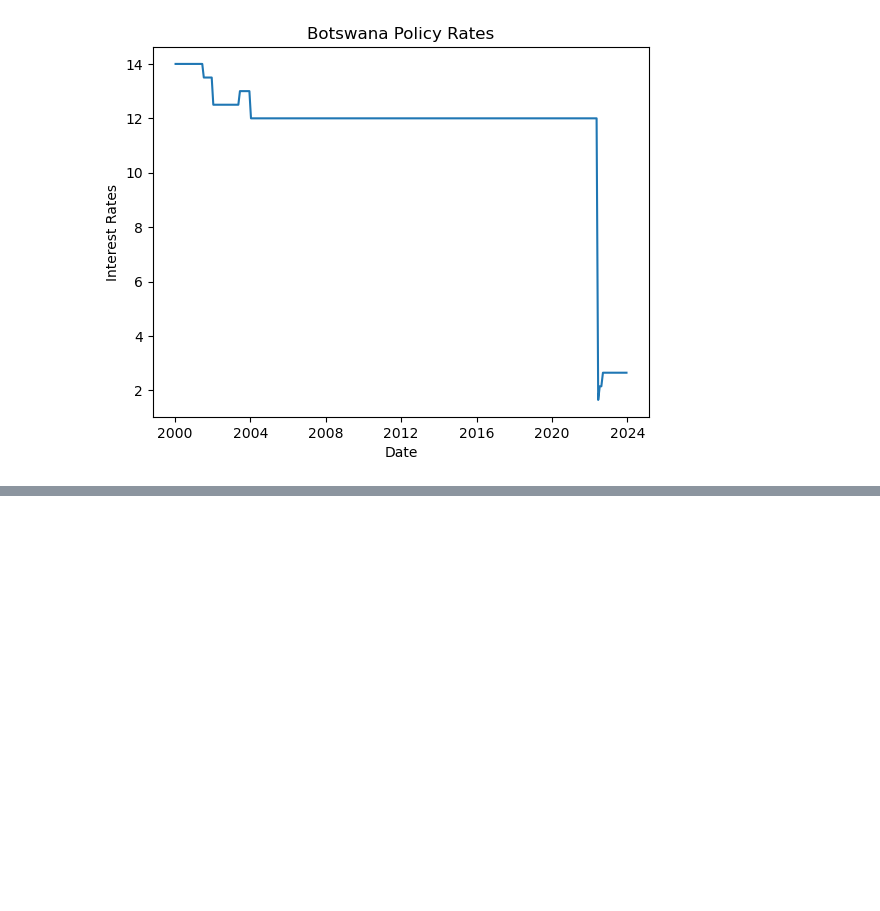
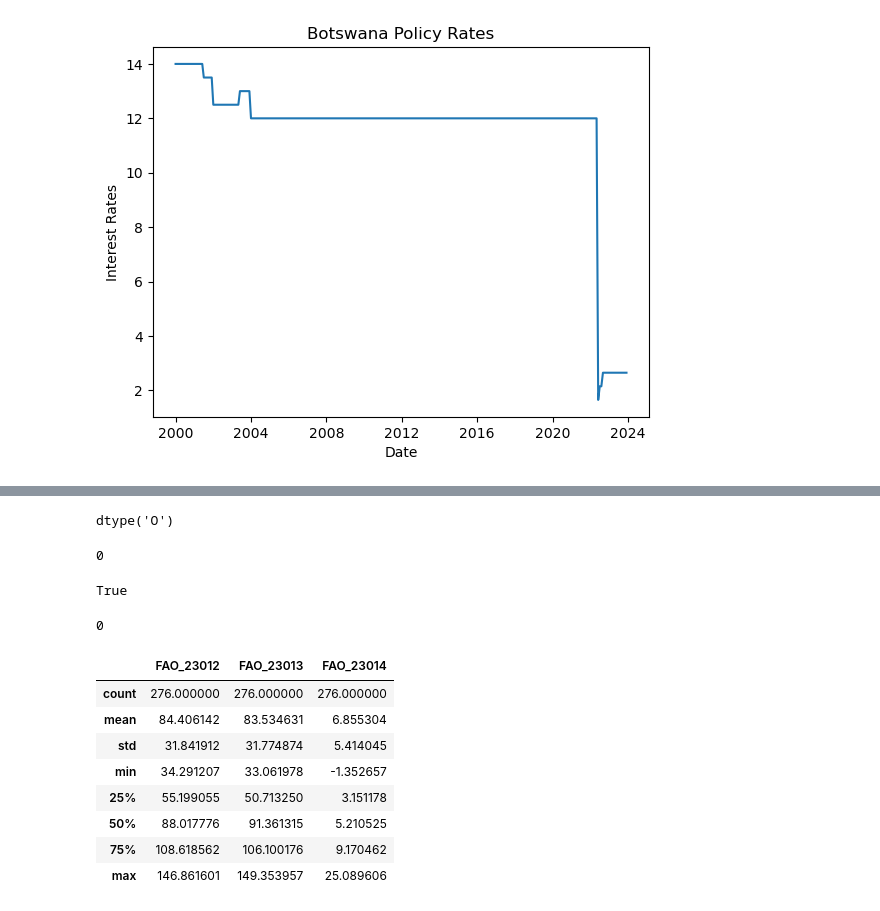
Before and after one commit to GorataB/Hackathon_PolyglotPioneers, a Jupyter notebook: Data Cleaning.ipynb, the cells around one changed output, grey strips where cells are left out. Cells and saved outputs as stored; diff of their text form; code cells hidden in the pictures; blank space fills up the shorter version.

```diff
--- a/Data Cleaning.ipynb
+++ b/Data Cleaning.ipynb
@@ -293,0 +398,33 @@ plt.show()
+# %%
+# Check data type of year_month
+fao_clean['year_month'].dtype
+# %% [output]
+dtype('O')
+# %%
+# Check for duplicate rows
+fao_clean.duplicated().sum()
+# %% [output]
+0
+# %%
+# Check if year_month is sorted
+fao_clean['year_month'].is_monotonic_increasing # Checks if year_month is in ascending order. Returns "True" if this is the case.
+# %% [output]
+True
+# %%
+# Check for duplicate dates
+fao_clean['year_month'].duplicated().sum()
+# %% [output]
+0
+# %%
+# Summary statistics
+fao_clean.describe()
+# %% [output]
+|  | FAO_23012 | FAO_23013 | FAO_23014 |
+| count | 276.000000 | 276.000000 | 276.000000 |
+| mean | 84.406142 | 83.534631 | 6.855304 |
+| std | 31.841912 | 31.774874 | 5.414045 |
+| min | 34.291207 | 33.061978 | -1.352657 |
+| 25% | 55.199055 | 50.713250 | 3.151178 |
+| 50% | 88.017776 | 91.361315 | 5.210525 |
+| 75% | 108.618562 | 106.100176 | 9.170462 |
+| max | 146.861601 | 149.353957 | 25.089606 |
```
Also changed, not shown: parts of 16 cells of this notebook.
